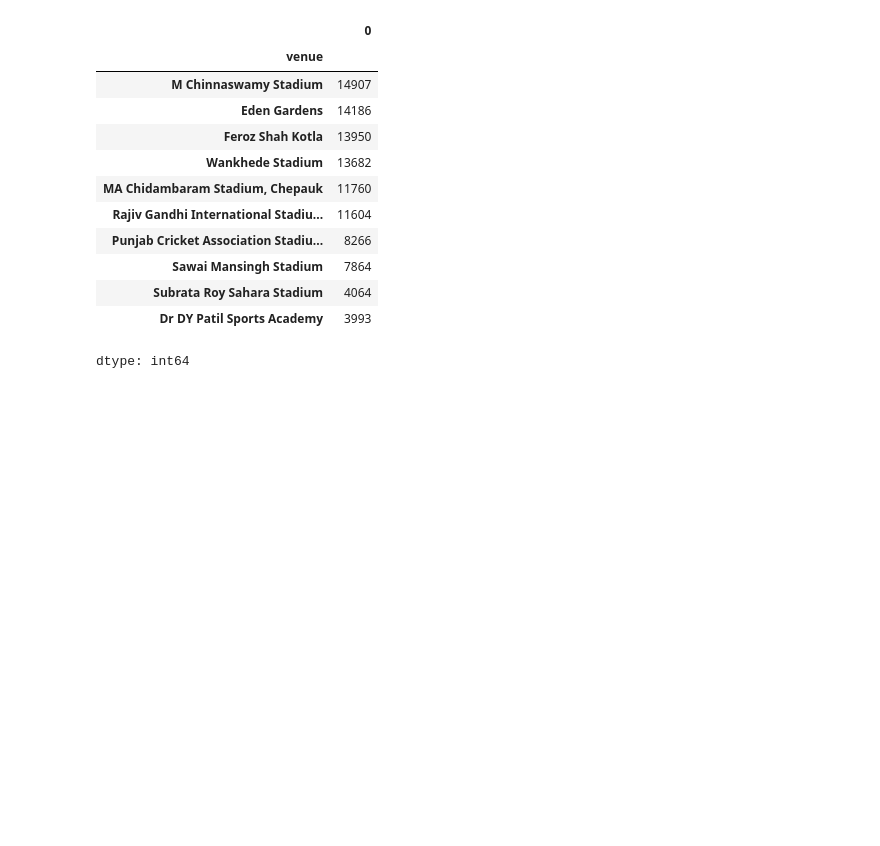
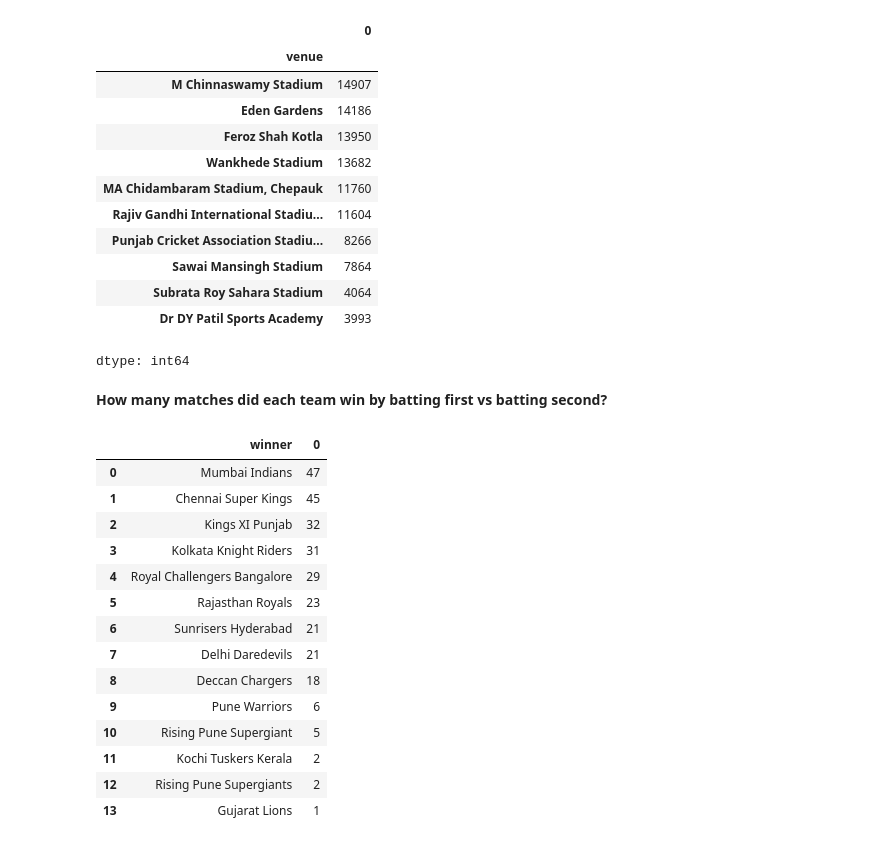
Before and after one commit to ajaykrixna/IPL_match-_analysis, a Jupyter notebook: IPL_analysis.ipynb, the cells around one changed output. Cells and saved outputs as stored; diff of their text form; code cells hidden in the pictures; blank space fills up the shorter version.

```diff
--- a/IPL_analysis.ipynb
+++ b/IPL_analysis.ipynb
@@ -571,3 +571,7 @@ merged.groupby('venue').size().sort_values(ascending=False).head(10)
 | Subrata Roy Sahara Stadium | 4064 |
 | Dr DY Patil Sports Academy | 3993 |
 dtype: int64
+# %% [markdown]
+**How many matches did each team win by batting first vs batting second?**
+# %%
+defending=df[(df['win_by_runs']>0)].groupby('winner').size().sort_values(ascending=False).reset_index()
@@ -573,0 +580,18 @@ dtype: int64
+# %%
+defending
+# %% [output]
+|  | winner | 0 |
+| 0 | Mumbai Indians | 47 |
+| 1 | Chennai Super Kings | 45 |
+| 2 | Kings XI Punjab | 32 |
+| 3 | Kolkata Knight Riders | 31 |
+| 4 | Royal Challengers Bangalore | 29 |
+| 5 | Rajasthan Royals | 23 |
+| 6 | Sunrisers Hyderabad | 21 |
+| 7 | Delhi Daredevils | 21 |
+| 8 | Deccan Chargers | 18 |
+| 9 | Pune Warriors | 6 |
+| 10 | Rising Pune Supergiant | 5 |
+| 11 | Kochi Tuskers Kerala | 2 |
+| 12 | Rising Pune Supergiants | 2 |
+| 13 | Gujarat Lions | 1 |
```
Also changed, not shown: parts of 6 cells of this notebook.
